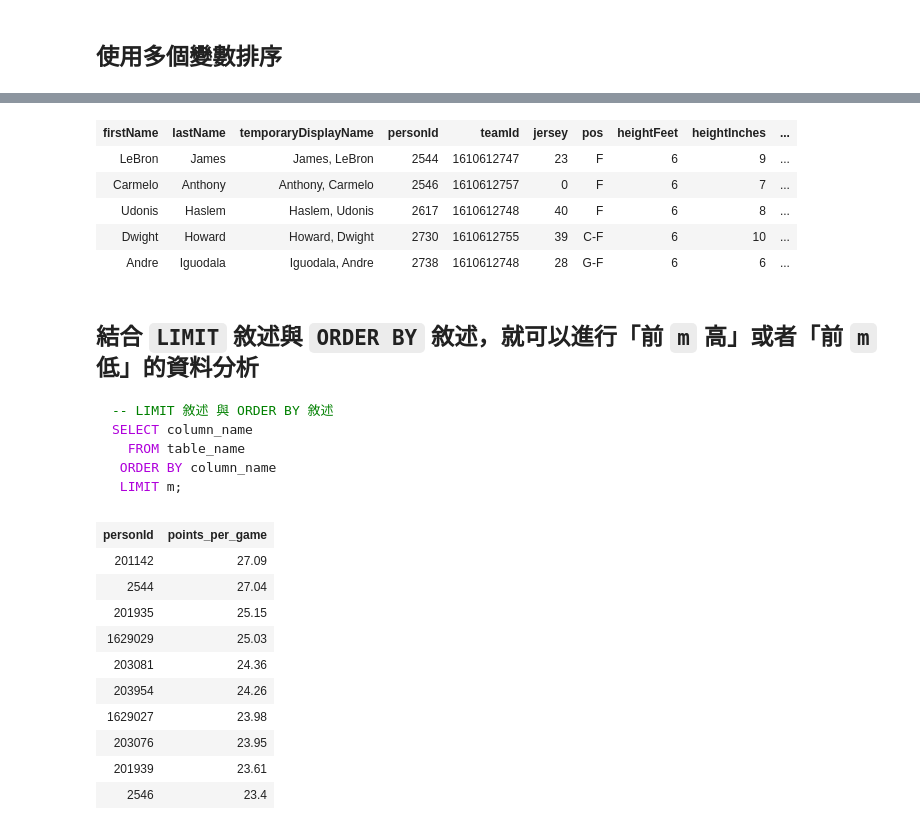
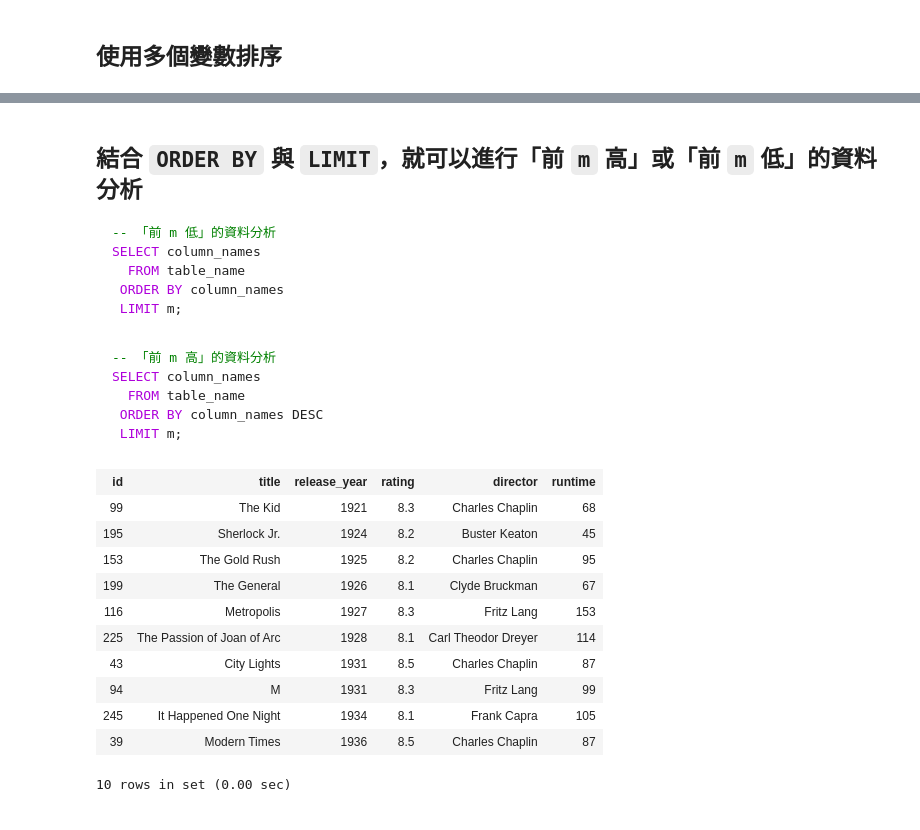
Before and after one commit to datainpoint/classroom-hahow-sqlfifty, a Jupyter notebook: 06-order-by/lecture.ipynb, the cells around one changed output, grey strips where cells are left out. Cells and saved outputs as stored; diff of their text form; code cells hidden in the pictures.

````diff
--- a/06-order-by/lecture.ipynb
+++ b/06-order-by/lecture.ipynb
@@ -205,40 +192,36 @@ SELECT column_name
-# %%
-SELECT *
-  FROM players
- LIMIT 5;
-# %% [output]
-| firstName | lastName | temporaryDisplayName | personId | teamId | jersey | pos | heightFeet | heightInches | ... |
-| LeBron | James | James, LeBron | 2544 | 1610612747 | 23 | F | 6 | 9 | ... |
-| Carmelo | Anthony | Anthony, Carmelo | 2546 | 1610612757 | 0 | F | 6 | 7 | ... |
-| Udonis | Haslem | Haslem, Udonis | 2617 | 1610612748 | 40 | F | 6 | 8 | ... |
-| Dwight | Howard | Howard, Dwight | 2730 | 1610612755 | 39 | C-F | 6 | 10 | ... |
-| Andre | Iguodala | Iguodala, Andre | 2738 | 1610612748 | 28 | G-F | 6 | 6 | ... |
 # %% [markdown]
-## 結合 `LIMIT` 敘述與 `ORDER BY` 敘述，就可以進行「前 `m` 高」或者「前 `m` 低」的資料分析
+## 結合 `ORDER BY` 與 `LIMIT`，就可以進行「前 `m` 高」或「前 `m` 低」的資料分析
 
 ```sql
--- LIMIT 敘述 與 ORDER BY 敘述
-SELECT column_name
+-- 「前 m 低」的資料分析
+SELECT column_names
   FROM table_name
- ORDER BY column_name
+ ORDER BY column_names
  LIMIT m;
 ```
+# %% [markdown]
+```sql
+-- 「前 m 高」的資料分析
+SELECT column_names
+  FROM table_name
+ ORDER BY column_names DESC
+ LIMIT m;
+```
 # %%
--- 生涯場均得分前 10 高
-SELECT personId,
-       ROUND(CAST(points AS REAL) / gamesPlayed, 2) AS points_per_game
-  FROM career_summaries
- ORDER BY points_per_game DESC
+SELECT *
+  FROM movies
+ ORDER BY release_year
  LIMIT 10;
 # %% [output]
-| personId | points_per_game |
-| 201142 | 27.09 |
-| 2544 | 27.04 |
-| 201935 | 25.15 |
-| 1629029 | 25.03 |
-| 203081 | 24.36 |
-| 203954 | 24.26 |
-| 1629027 | 23.98 |
-| 203076 | 23.95 |
-| 201939 | 23.61 |
-| 2546 | 23.4 |
+| id | title | release_year | rating | director | runtime |
+| 99 | The Kid | 1921 | 8.3 | Charles Chaplin | 68 |
+| 195 | Sherlock Jr. | 1924 | 8.2 | Buster Keaton | 45 |
+| 153 | The Gold Rush | 1925 | 8.2 | Charles Chaplin | 95 |
+| 199 | The General | 1926 | 8.1 | Clyde Bruckman | 67 |
+| 116 | Metropolis | 1927 | 8.3 | Fritz Lang | 153 |
+| 225 | The Passion of Joan of Arc | 1928 | 8.1 | Carl Theodor Dreyer | 114 |
+| 43 | City Lights | 1931 | 8.5 | Charles Chaplin | 87 |
+| 94 | M | 1931 | 8.3 | Fritz Lang | 99 |
+| 245 | It Happened One Night | 1934 | 8.1 | Frank Capra | 105 |
+| 39 | Modern Times | 1936 | 8.5 | Charles Chaplin | 87 |
+10 rows in set (0.00 sec)
````
Also changed, not shown: parts of 24 cells of this notebook, 3 other files.
